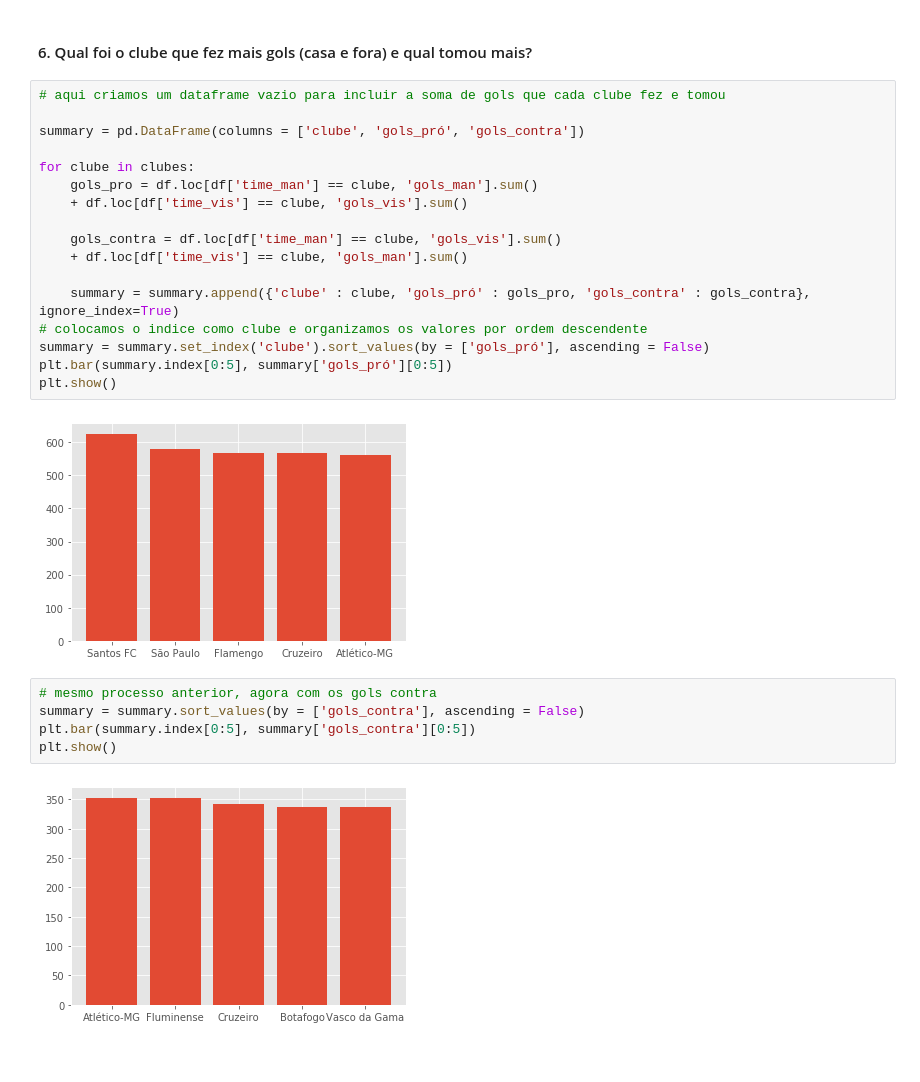
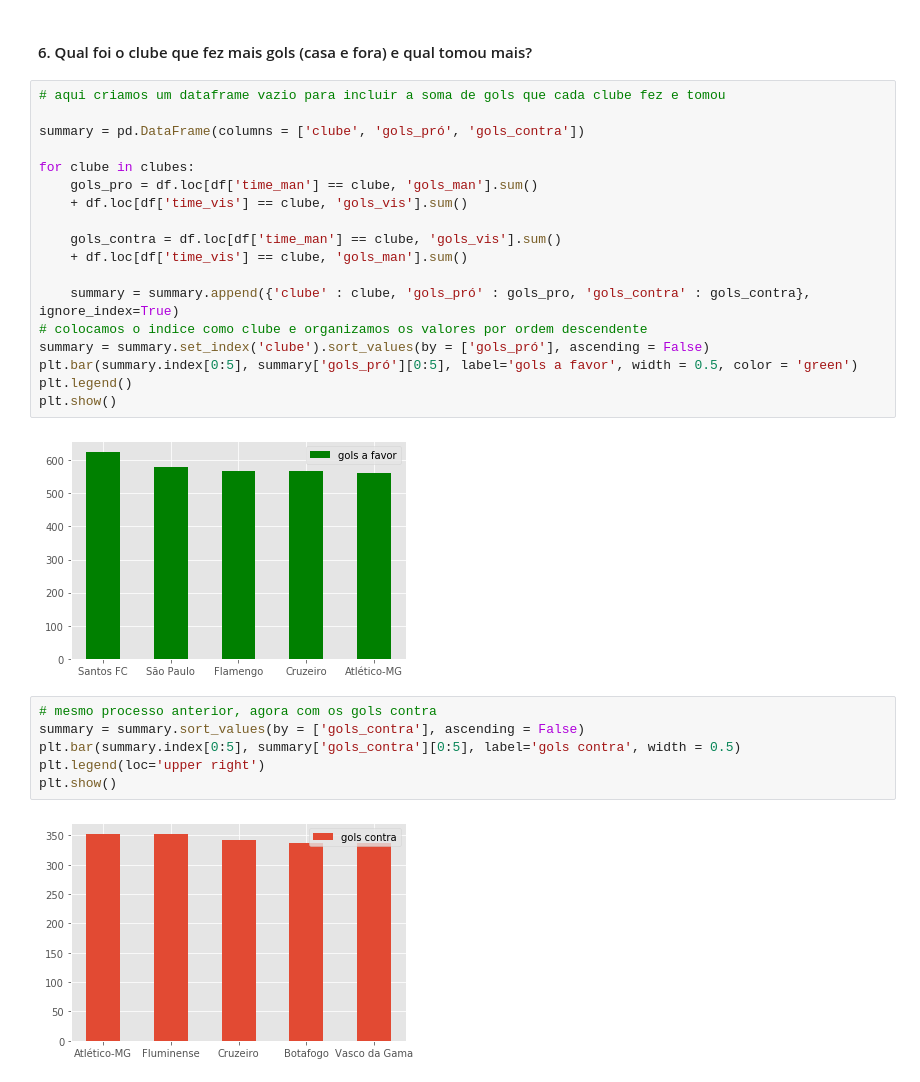
Before and after one commit to aurodrsf/FutbolBrasileno, a Jupyter notebook: Análise Futebol Brasileiro2.ipynb, the cells around one changed output. Cells and saved outputs as stored; diff of their text form.

```diff
--- a/Análise Futebol Brasileiro2.ipynb
+++ b/Análise Futebol Brasileiro2.ipynb
@@ -234,29 +234,31 @@ plt.show()
 # %%
 # aqui criamos um dataframe vazio para incluir a soma de gols que cada clube fez e tomou
 
 summary = pd.DataFrame(columns = ['clube', 'gols_pró', 'gols_contra'])
 
 for clube in clubes:
     gols_pro = df.loc[df['time_man'] == clube, 'gols_man'].sum()
     + df.loc[df['time_vis'] == clube, 'gols_vis'].sum()
 
     gols_contra = df.loc[df['time_man'] == clube, 'gols_vis'].sum()
     + df.loc[df['time_vis'] == clube, 'gols_man'].sum()
 
     summary = summary.append({'clube' : clube, 'gols_pró' : gols_pro, 'gols_contra' : gols_contra}, ignore_index=True)
 # colocamos o indice como clube e organizamos os valores por ordem descendente
 summary = summary.set_index('clube').sort_values(by = ['gols_pró'], ascending = False)
-plt.bar(summary.index[0:5], summary['gols_pró'][0:5])
+plt.bar(summary.index[0:5], summary['gols_pró'][0:5], label='gols a favor', width = 0.5, color = 'green')
+plt.legend()
 plt.show()
 # %% [output]
-[figure, old version]
+[figure, new version]
 # %%
 # mesmo processo anterior, agora com os gols contra
 summary = summary.sort_values(by = ['gols_contra'], ascending = False)
-plt.bar(summary.index[0:5], summary['gols_contra'][0:5])
+plt.bar(summary.index[0:5], summary['gols_contra'][0:5], label='gols contra', width = 0.5)
+plt.legend(loc='upper right')
 plt.show()
 # %% [output]
-[figure, old version]
+[figure, new version]
 # %% [markdown]
 #### 7. Conclusão
 
```
Also changed, not shown: parts of 1 cell of this notebook.
